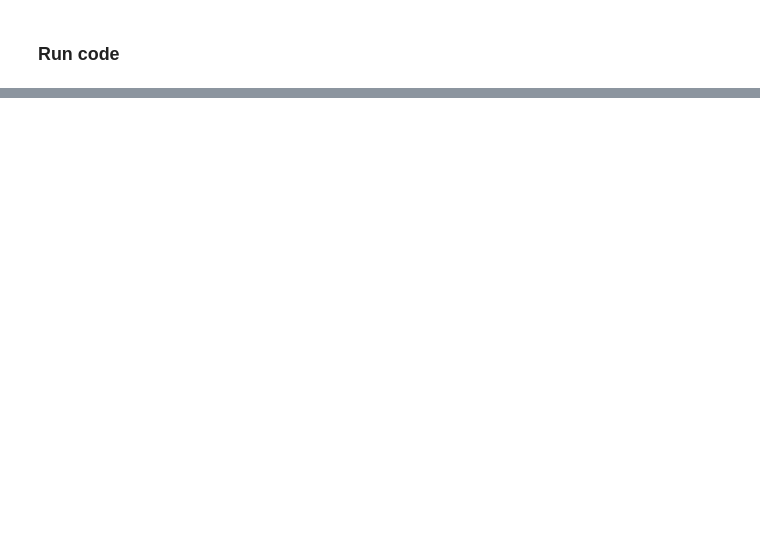
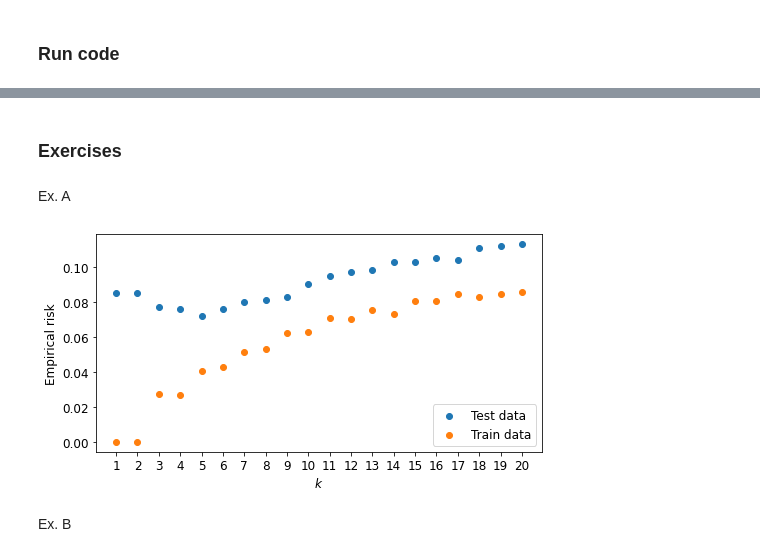
Before and after one commit to Sarc-s/2MMS80-part-one, a Jupyter notebook: gpu_code.ipynb, the cells around one changed output, grey strips where cells are left out. Drawn from its saved outputs; the diff is of its cells as text; code cells hidden in the pictures; blank space fills up the shorter version.

```diff
--- a/gpu_code.ipynb
+++ b/gpu_code.ipynb
@@ -193,0 +252,38 @@ wpresults = wp.empty(shape=len(images_train), dtype=float, device='cuda:0')
+# %%
+numbers_train_small, images_train_small = get_images('data/MNIST_train_small.csv', 3000)
+numbers_test_small, images_test_small = get_images('data/MNIST_test_small.csv', 1000)
+# %% [markdown]
+### Exercises
+# %% [markdown]
+Ex. A
+# %%
+k = 20
+p = 2
+
+wpimages_train_small = wp.from_numpy(images_train_small, dtype=float, device='cuda:0')
+
+def neighbour_func(img):
+    return k_nearest_neighbours_gpu(wpimages_train_small, numbers_train_small, img, k, p)
+# %%
+test_common_nrs = np.array(list(map(neighbour_func, images_test_small))).transpose()
+train_common_nrs = np.array(list(map(neighbour_func, images_train_small))).transpose()
+# %%
+test_small_risk = np.sum(not_eq(test_common_nrs, numbers_test_small), axis=1)/numbers_test_small.shape[0]
+train_small_risk = np.sum(not_eq(train_common_nrs, numbers_train_small), axis=1)/numbers_train_small.shape[0]
+# %%
+fig, ax = plt.subplots(figsize=(8, 4))
+ax.scatter(range(1,k+1), test_small_risk, label='Test data')
+ax.scatter(range(1,k+1), train_small_risk, label='Train data')
+ax.legend(loc=4)
+ax.set_xlabel(r"$k$")
+ax.set_ylabel("Empirical risk")
+ax.xaxis.set_ticks(list(range(1,21)))
+
+plt.savefig("Figures/ex_a_risk.pdf")
+plt.show()
+
+# Best k for this model is five!
+# %% [output]
+[figure, added]
+# %% [markdown]
+Ex. B
```
Also changed, not shown: parts of 26 cells of this notebook, 2 other files.
